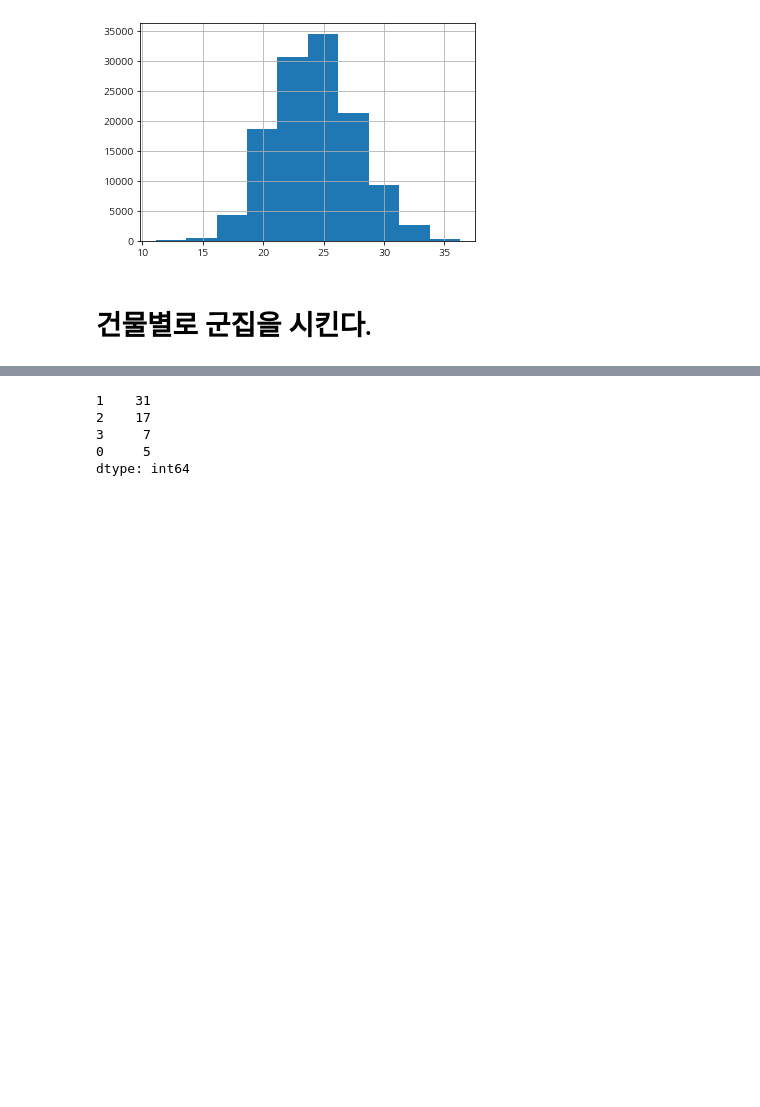
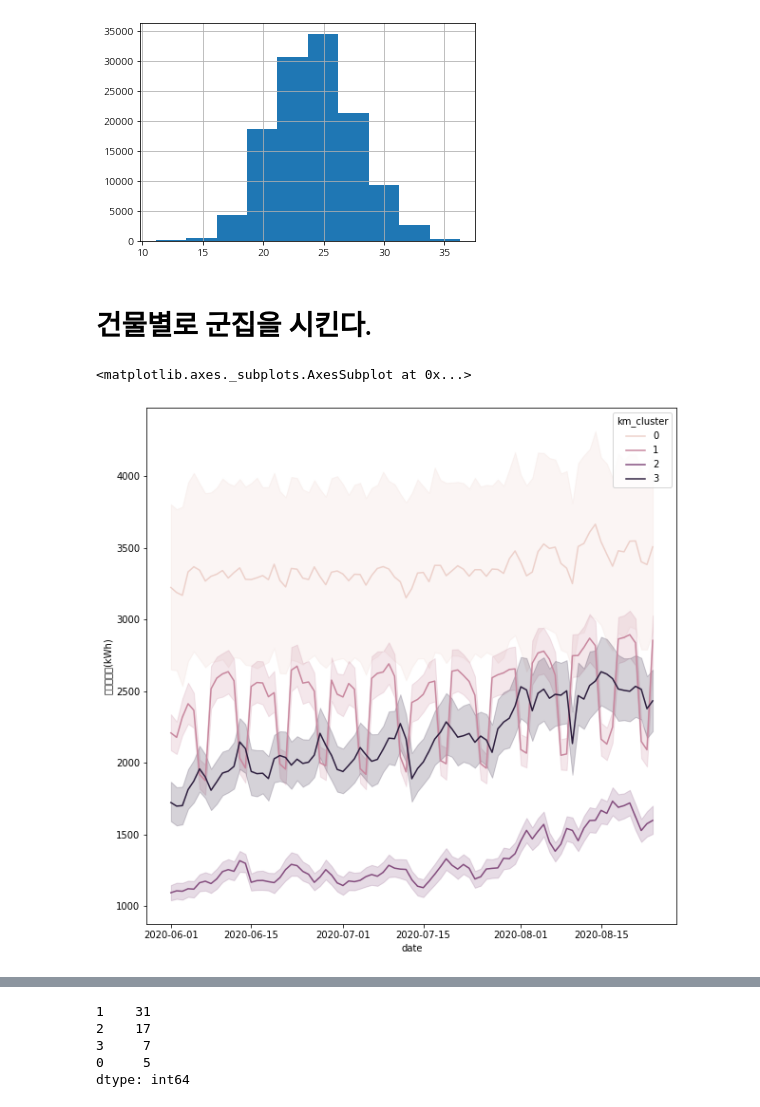
Before and after one commit to O-Kpy/Dacon, a Jupyter notebook: Dacon_전력사용량_예측_AI_경진대회_전력사용량에_대한_변수_더_찾아보기.ipynb, the cells around one changed output, grey strips where cells are left out. Cells and saved outputs as stored; diff of their text form; code cells hidden in the pictures; blank space fills up the shorter version.

```diff
--- a/Dacon_전력사용량_예측_AI_경진대회_전력사용량에_대한_변수_더_찾아보기.ipynb
+++ b/Dacon_전력사용량_예측_AI_경진대회_전력사용량에_대한_변수_더_찾아보기.ipynb
@@ -61,19 +64,19 @@ train
 | 122399 | 60 | 2020-08-24 23 | 3204.576 | 27.1 | 2.6 | 75.0 | 0.0 | 0.0 | 1.0 | 1.0 |
 122400 rows × 10 columns
 # %%
-train[['num', '비전기냉방설비운영','태양광보유']]
+train[['num', 'un','sun']]
 ice={}
 hot={}
 count=0
 for i in range(0, len(train), len(train)//60):
     count +=1
-    ice[count]=train.loc[i,'비전기냉방설비운영']
-    hot[count]=train.loc[i,'태양광보유']
+    ice[count]=train.loc[i,'un']
+    hot[count]=train.loc[i,'sun']
 
 
 for i in range(len(test)):
-    test.loc[i, '비전기냉방설비운영']=ice[test['num'][i]]
-    test.loc[i, '태양광보유']=hot[test['num'][i]]
+    test.loc[i, 'un']=ice[test['num'][i]]
+    test.loc[i, 'sun']=hot[test['num'][i]]
 # %%
 #시간 변수와 요일 변수를 추가해봅니다.
 def time(x):
@@ -125,5 +107,5 @@ sns.scatterplot(x='num', y='전력사용량(kWh)', data=train)
 <matplotlib.axes._subplots.AxesSubplot at 0x...>
 [figure]
 # %%
-train['THI'] = 9/5*train['기온(°C)']-0.55*(1-train['습도(%)']/100)*(9/5*train['기온(°C)']-26)+32  # 불쾌지수
-test['THI'] = 9/5*test['기온(°C)']-0.55*(1-test['습도(%)']/100)*(9/5*test['기온(°C)']-26)+32
+train['THI'] = 9/5*train['temp']-0.55*(1-train['hum']/100)*(9/5*train['temp']-26)+32  # 불쾌지수
+test['THI'] = 9/5*test['temp']-0.55*(1-test['hum']/100)*(9/5*test['temp']-26)+32
@@ -157,14 +123,14 @@ def CDH(xs):
 cdhs = np.array([])
 for num in range(1,61,1):
     temp = train[train['num'] == num]
-    cdh = CDH(temp['기온(°C)'].values)
+    cdh = CDH(temp['temp'].values)
     cdhs = np.concatenate([cdhs, cdh])
 train['CDH'] = cdhs
 
 cdhs = np.array([])
 for num in range(1,61,1):
     temp = test[test['num'] == num]
-    cdh = CDH(temp['기온(°C)'].values)
+    cdh = CDH(temp['temp'].values)
     cdhs = np.concatenate([cdhs, cdh])
 test['CDH'] = cdhs
 # %%
@@ -178,3 +144,9 @@ train['기온(°C)'].hist()
 [figure]
 # %% [markdown]
 # 건물별로 군집을 시킨다.
+# %%
+plt.figure(figsize=(10,10))
+sns.lineplot(x='date', y='전력사용량(kWh)', hue='km_cluster', data=train)
+# %% [output]
+<matplotlib.axes._subplots.AxesSubplot at 0x...>
+[figure, added]
```
Also changed, not shown: parts of 27 cells of this notebook.
